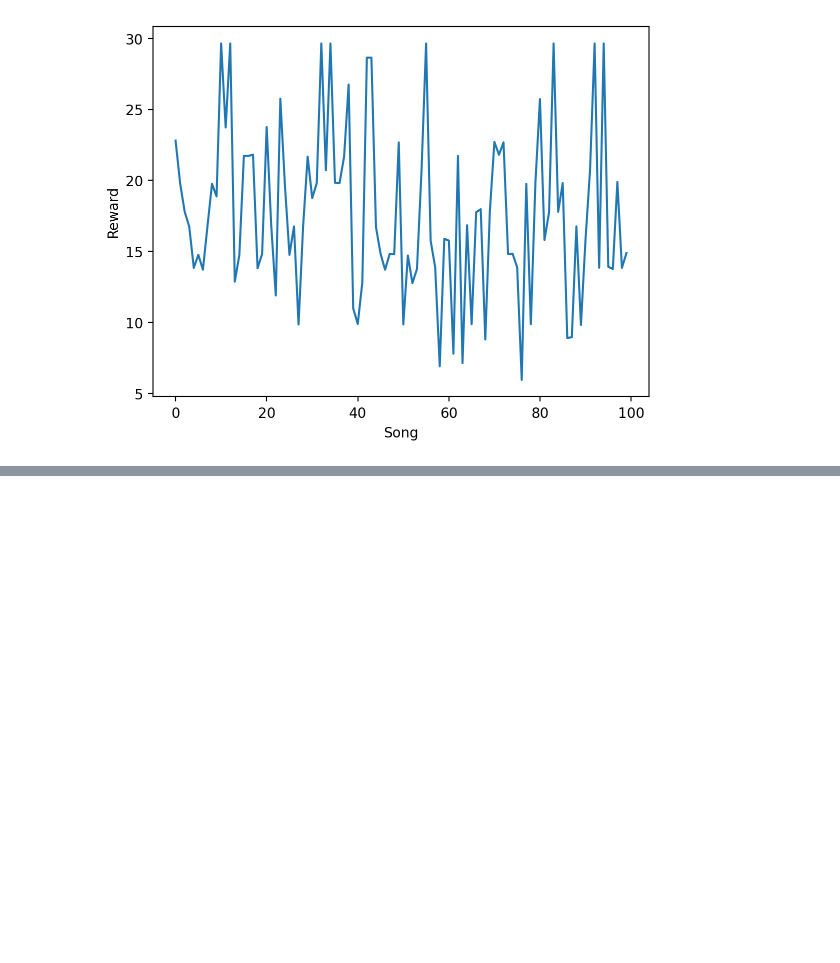
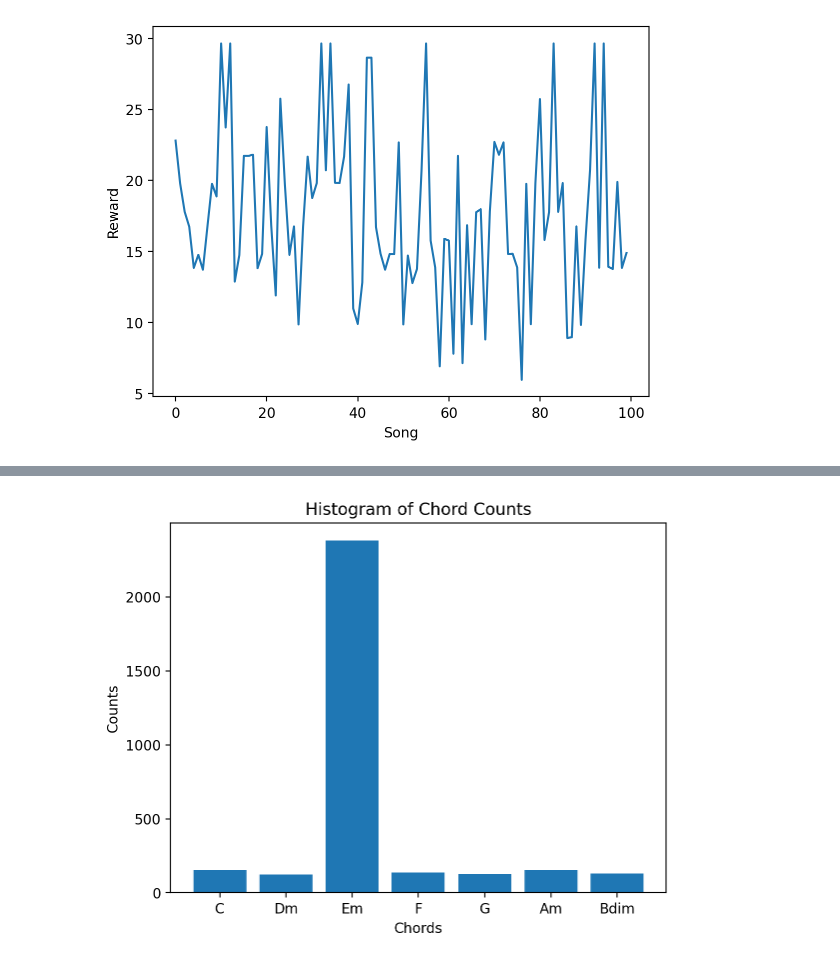
Before and after one commit to Mah514/RL-Music-Composer, a Jupyter notebook: MelodyAI.ipynb, the cells around one changed output, grey strips where cells are left out. Cells and saved outputs as stored; diff of their text form; code cells hidden in the pictures; blank space fills up the shorter version.

```diff
--- a/MelodyAI.ipynb
+++ b/MelodyAI.ipynb
@@ -529,0 +591,13 @@ Average reward: 17.7073
+# %%
+# Create a bar chart
+plt.bar(chord_counts.keys(), chord_counts.values())
+
+# Set labels
+plt.xlabel('Chords')
+plt.ylabel('Counts')
+plt.title('Histogram of Chord Counts')
+
+# Show the plot
+plt.show()
+# %% [output]
+[figure, added]
```
Also changed, not shown: parts of 1 cell of this notebook.
